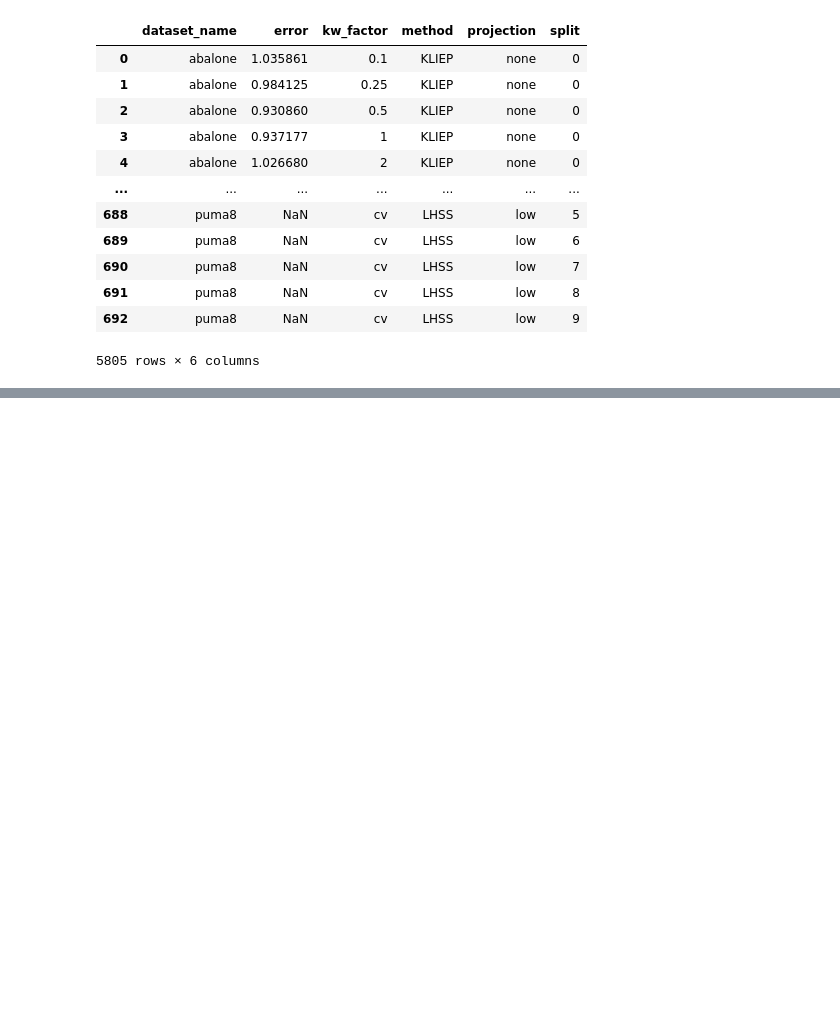
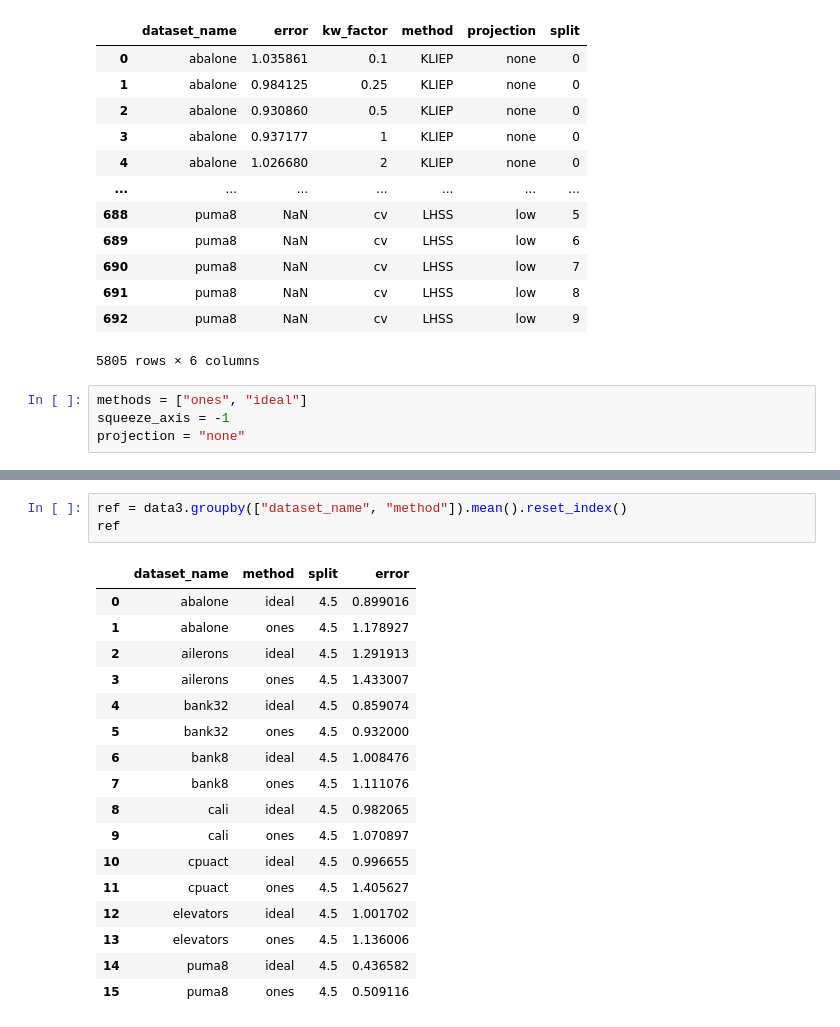
Before and after one commit to ltiao/gp-dre, a Jupyter notebook: scratch/LIACCRegressionBaselineResults.ipynb, the cells around one changed output, grey strips where cells are left out. Drawn from its saved outputs; the diff is of its cells as text; blank space fills up the shorter version.

```diff
--- a/scratch/LIACCRegressionBaselineResults.ipynb
+++ b/scratch/LIACCRegressionBaselineResults.ipynb
@@ -156,3 +240,7 @@ data
 | 691 | puma8 | NaN | cv | LHSS | low | 8 |
 | 692 | puma8 | NaN | cv | LHSS | low | 9 |
 5805 rows × 6 columns
+# %%
+methods = ["ones", "ideal"]
+squeeze_axis = -1
+projection = "none"
@@ -158,0 +279,21 @@ data
+# %%
+ref = data3.groupby(["dataset_name", "method"]).mean().reset_index()
+ref
+# %% [output]
+|  | dataset_name | method | split | error |
+| 0 | abalone | ideal | 4.5 | 0.899016 |
+| 1 | abalone | ones | 4.5 | 1.178927 |
+| 2 | ailerons | ideal | 4.5 | 1.291913 |
+| 3 | ailerons | ones | 4.5 | 1.433007 |
+| 4 | bank32 | ideal | 4.5 | 0.859074 |
+| 5 | bank32 | ones | 4.5 | 0.932000 |
+| 6 | bank8 | ideal | 4.5 | 1.008476 |
+| 7 | bank8 | ones | 4.5 | 1.111076 |
+| 8 | cali | ideal | 4.5 | 0.982065 |
+| 9 | cali | ones | 4.5 | 1.070897 |
+| 10 | cpuact | ideal | 4.5 | 0.996655 |
+| 11 | cpuact | ones | 4.5 | 1.405627 |
+| 12 | elevators | ideal | 4.5 | 1.001702 |
+| 13 | elevators | ones | 4.5 | 1.136006 |
+| 14 | puma8 | ideal | 4.5 | 0.436582 |
+| 15 | puma8 | ones | 4.5 | 0.509116 |
```
Also changed, not shown: parts of 16 cells of this notebook, 21 other files.
